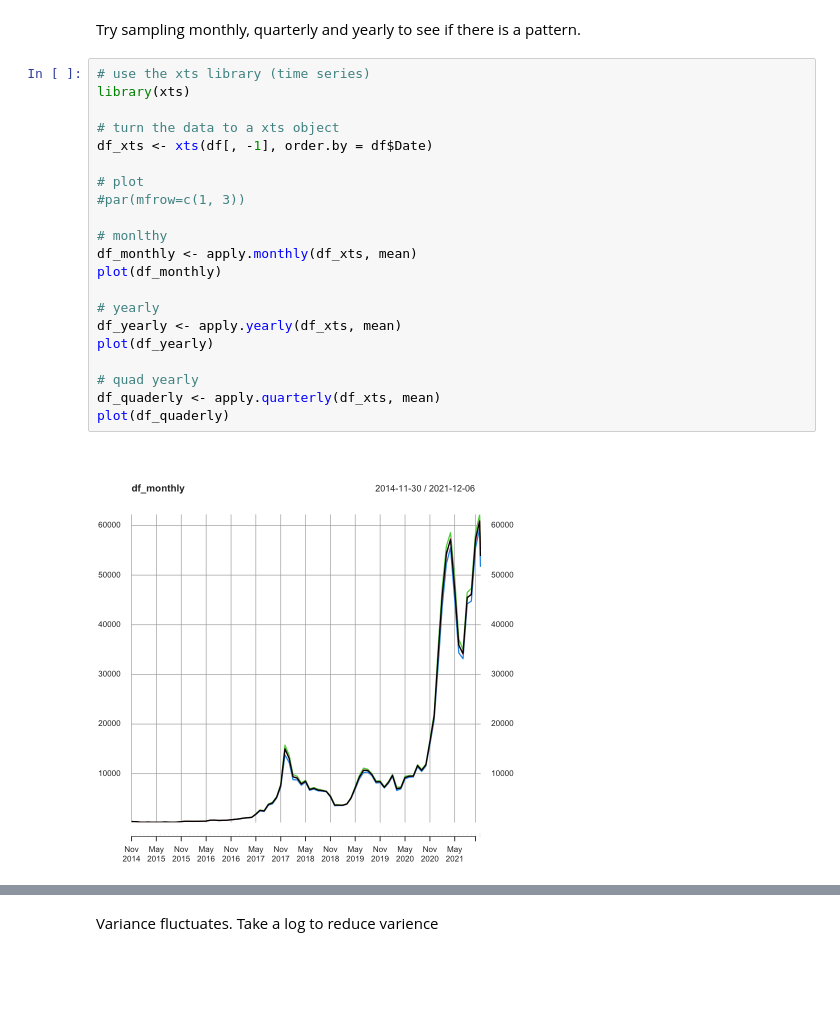
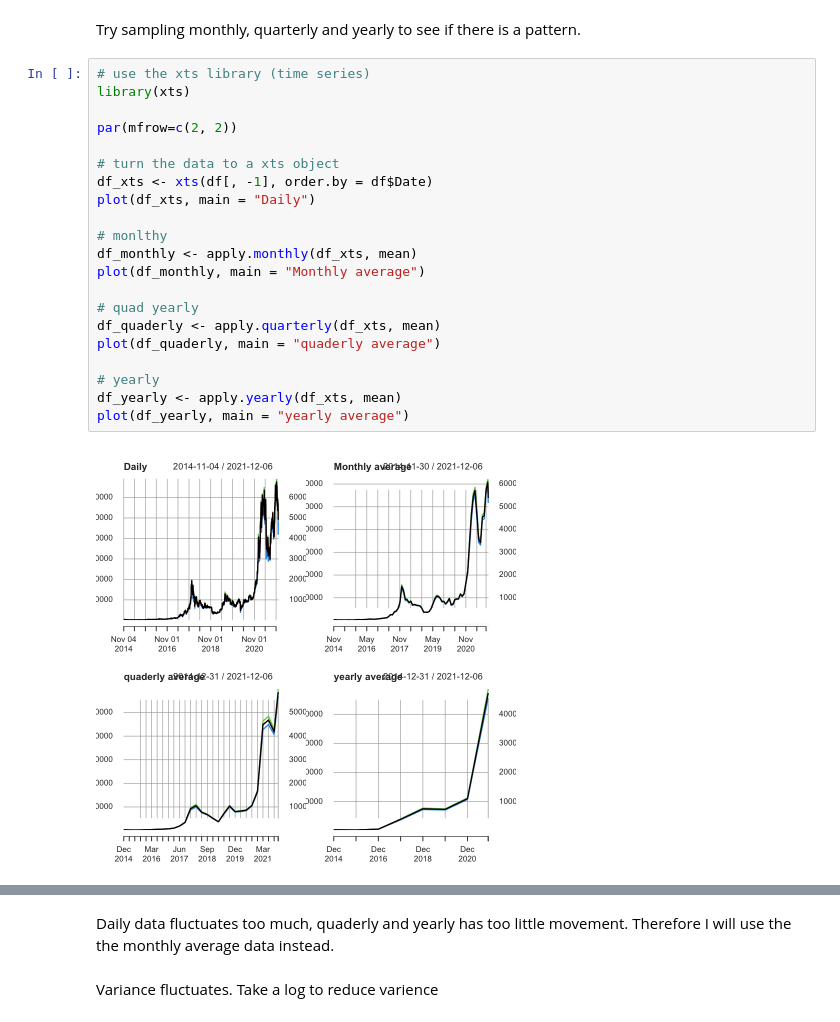
Before and after one commit to touchmebb/Projects, a Jupyter notebook: Bitcoin price prediction/Bitcoin price prediction with ARIMA.ipynb, the cells around one changed output, grey strips where cells are left out. Cells and saved outputs as stored; diff of their text form; blank space fills up the shorter version.

Commit message:
added graph

```diff
--- a/Bitcoin price prediction/Bitcoin price prediction with ARIMA.ipynb
+++ b/Bitcoin price prediction/Bitcoin price prediction with ARIMA.ipynb
@@ -49,23 +49,23 @@ Try sampling monthly, quarterly and yearly to see if there is a pattern.
 # %%
 # use the xts library (time series)
 library(xts)
 
+par(mfrow=c(2, 2))
+
 # turn the data to a xts object
 df_xts <- xts(df[, -1], order.by = df$Date)
-
-# plot
-#par(mfrow=c(1, 3))
+plot(df_xts, main = "Daily")
 
 # monlthy
 df_monthly <- apply.monthly(df_xts, mean)
-plot(df_monthly)
+plot(df_monthly, main = "Monthly average")
+
+# quad yearly
+df_quaderly <- apply.quarterly(df_xts, mean)
+plot(df_quaderly, main = "quaderly average")
 
 # yearly
 df_yearly <- apply.yearly(df_xts, mean)
-plot(df_yearly)
-
-# quad yearly
-df_quaderly <- apply.quarterly(df_xts, mean)
-plot(df_quaderly)
+plot(df_yearly, main = "yearly average")
 # %% [output]
-[figure, old version]
+[figure, new version]
@@ -74,3 +72,5 @@ plot(df_quaderly)
+# %% [markdown]
+Daily data fluctuates too much, quaderly and yearly has too little movement. Therefore I will use the the monthly average data instead.
 # %% [markdown]
 Variance fluctuates. Take a log to reduce varience
 # %%
```
Also changed, not shown: parts of 1 cell of this notebook.
